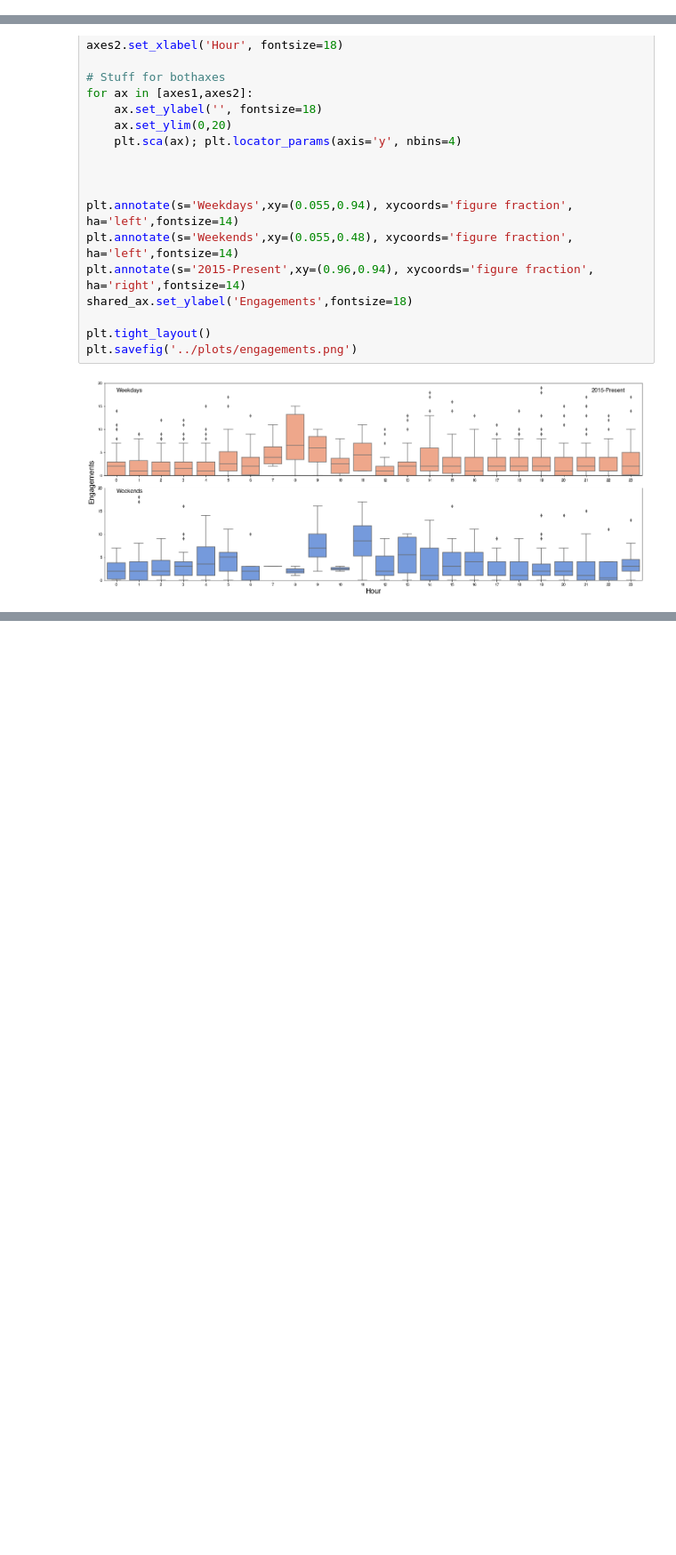
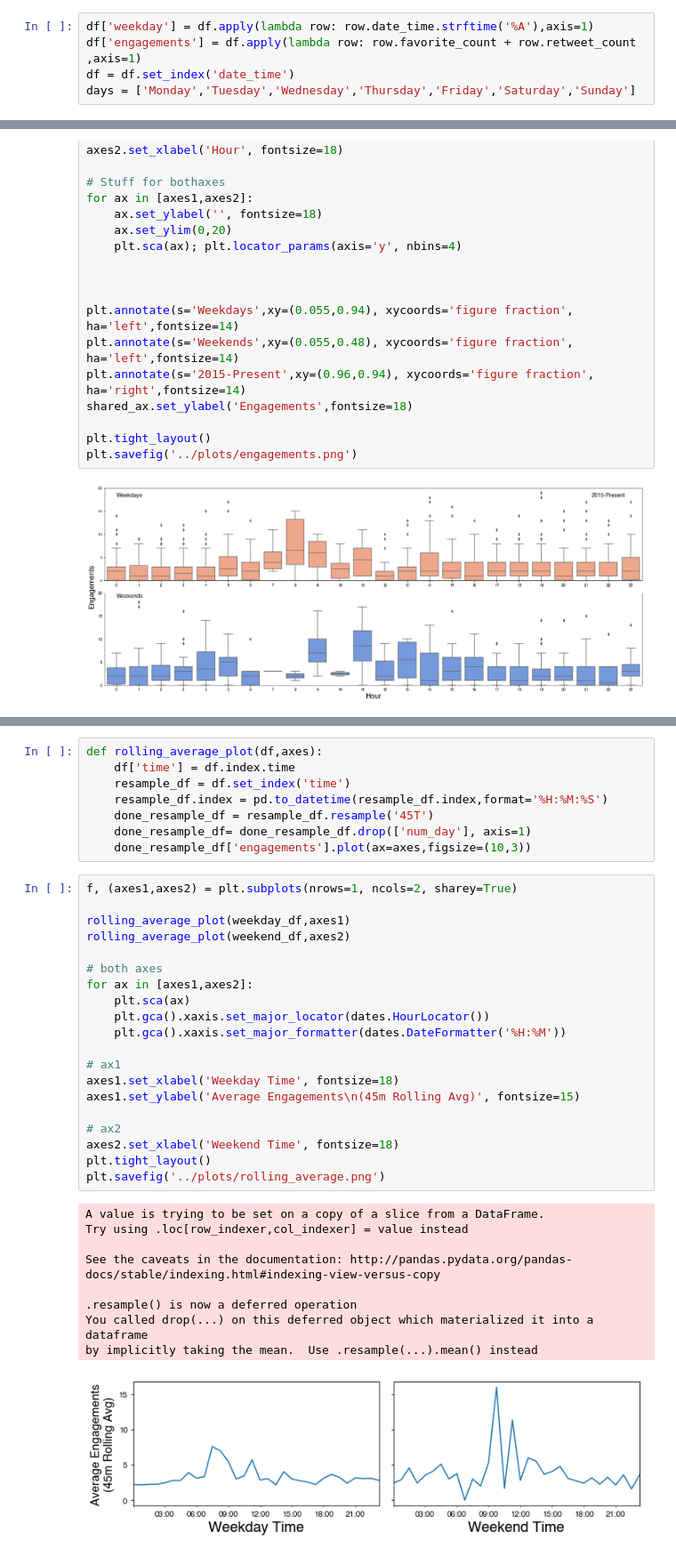
Before and after one commit to tjburch/twitter-studies, a Jupyter notebook: python/plot_stats.ipynb, the cells around one changed output, grey strips where cells are left out. Shown: that part at 89% size. Drawn from its saved outputs; the diff is of its cells as text; blank space fills up the shorter version.

Commit message:
Add 45 minute rolling average plots

```diff
--- a/python/plot_stats.ipynb
+++ b/python/plot_stats.ipynb
@@ -29,3 +25,8 @@ days = ['Monday','Tuesday','Wednesday','Thursday','Friday','Saturday','Sunday']
+# %%
+df['weekday'] = df.apply(lambda row: row.date_time.strftime('%A'),axis=1)
+df['engagements'] = df.apply(lambda row: row.favorite_count + row.retweet_count ,axis=1)
+df = df.set_index('date_time')
+days = ['Monday','Tuesday','Wednesday','Thursday','Friday','Saturday','Sunday']
 # %% [markdown]
 ### First look at when I tweet
 # %%
@@ -208,0 +213,38 @@ plt.savefig('../plots/engagements.png')
+# %%
+def rolling_average_plot(df,axes):
+    df['time'] = df.index.time
+    resample_df = df.set_index('time')
+    resample_df.index = pd.to_datetime(resample_df.index,format='%H:%M:%S')
+    done_resample_df = resample_df.resample('45T')
+    done_resample_df= done_resample_df.drop(['num_day'], axis=1)
+    done_resample_df['engagements'].plot(ax=axes,figsize=(10,3))
+# %%
+f, (axes1,axes2) = plt.subplots(nrows=1, ncols=2, sharey=True)
+
+rolling_average_plot(weekday_df,axes1)
+rolling_average_plot(weekend_df,axes2)
+
+# both axes
+for ax in [axes1,axes2]:
+    plt.sca(ax)
+    plt.gca().xaxis.set_major_locator(dates.HourLocator())
+    plt.gca().xaxis.set_major_formatter(dates.DateFormatter('%H:%M'))
+
+# ax1
+axes1.set_xlabel('Weekday Time', fontsize=18)
+axes1.set_ylabel('Average Engagements\n(45m Rolling Avg)', fontsize=15)
+
+# ax2
+axes2.set_xlabel('Weekend Time', fontsize=18)
+plt.tight_layout()
+plt.savefig('../plots/rolling_average.png')
+# %% [output]
+A value is trying to be set on a copy of a slice from a DataFrame.
+Try using .loc[row_indexer,col_indexer] = value instead
+
+See the caveats in the documentation: http://pandas.pydata.org/pandas-docs/stable/indexing.html#indexing-view-versus-copy
+
+.resample() is now a deferred operation
+You called drop(...) on this deferred object which materialized it into a dataframe
+by implicitly taking the mean.  Use .resample(...).mean() instead
+[figure, added]
```
Also changed, not shown: parts of 5 cells of this notebook.
